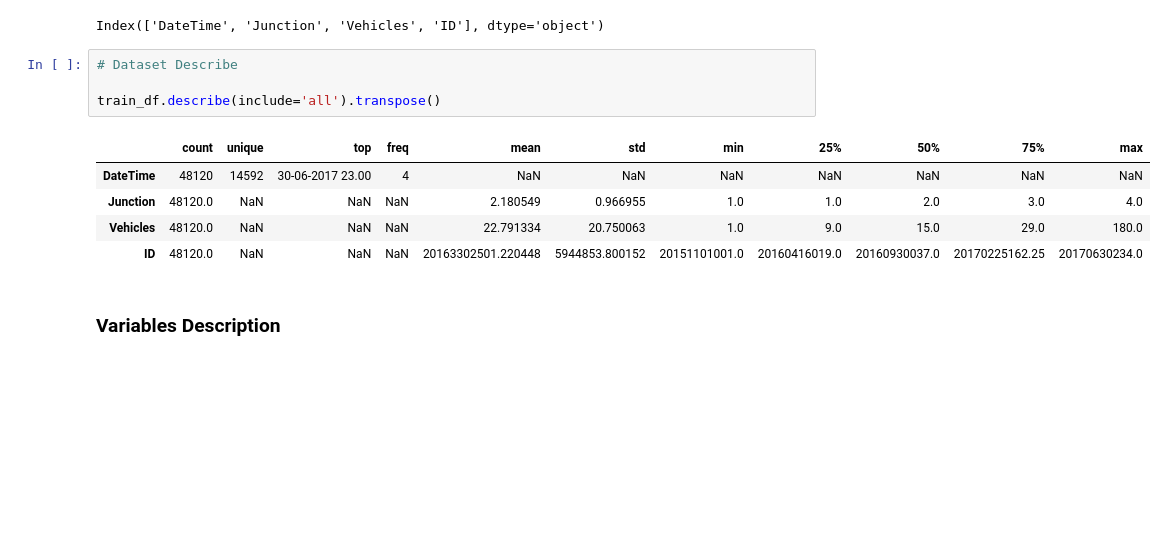
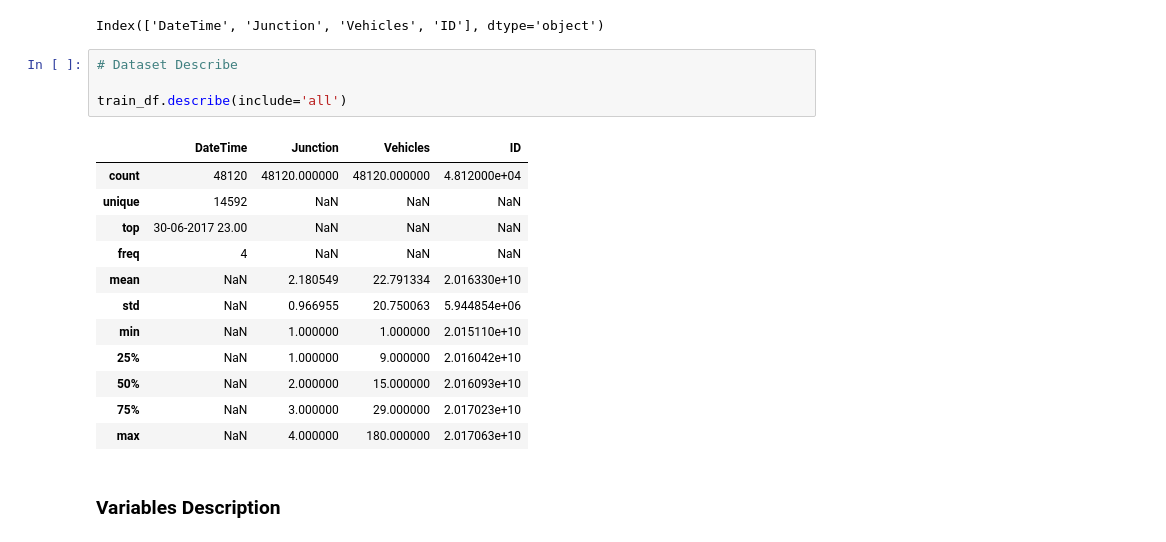
Before and after one commit to Mostaqul143/Upskill-Campas, a Jupyter notebook: Traffic Prediction.ipynb, the cells around one changed output. Drawn from its saved outputs; the diff is of its cells as text; blank space fills up the shorter version.

```diff
--- a/Traffic Prediction.ipynb
+++ b/Traffic Prediction.ipynb
@@ -199,13 +199,20 @@ Index(['DateTime', 'Junction', 'Vehicles', 'ID'], dtype='object')
 # %%
 # Dataset Describe
 
-train_df.describe(include='all').transpose()
+train_df.describe(include='all')
 # %% [output]
-|  | count | unique | top | freq | mean | std | min | 25% | 50% | 75% | max |
-| DateTime | 48120 | 14592 | 30-06-2017 23.00 | 4 | NaN | NaN | NaN | NaN | NaN | NaN | NaN |
-| Junction | 48120.0 | NaN | NaN | NaN | 2.180549 | 0.966955 | 1.0 | 1.0 | 2.0 | 3.0 | 4.0 |
-| Vehicles | 48120.0 | NaN | NaN | NaN | 22.791334 | 20.750063 | 1.0 | 9.0 | 15.0 | 29.0 | 180.0 |
-| ID | 48120.0 | NaN | NaN | NaN | 20163302501.220448 | 5944853.800152 | 20151101001.0 | 20160416019.0 | 20160930037.0 | 20170225162.25 | 20170630234.0 |
+|  | DateTime | Junction | Vehicles | ID |
+| count | 48120 | 48120.000000 | 48120.000000 | 4.812000e+04 |
+| unique | 14592 | NaN | NaN | NaN |
+| top | 30-06-2017 23.00 | NaN | NaN | NaN |
+| freq | 4 | NaN | NaN | NaN |
+| mean | NaN | 2.180549 | 22.791334 | 2.016330e+10 |
+| std | NaN | 0.966955 | 20.750063 | 5.944854e+06 |
+| min | NaN | 1.000000 | 1.000000 | 2.015110e+10 |
+| 25% | NaN | 1.000000 | 9.000000 | 2.016042e+10 |
+| 50% | NaN | 2.000000 | 15.000000 | 2.016093e+10 |
+| 75% | NaN | 3.000000 | 29.000000 | 2.017023e+10 |
+| max | NaN | 4.000000 | 180.000000 | 2.017063e+10 |
 # %% [markdown]
 ### Variables Description
 # %% [markdown]
```
Also changed, not shown: parts of 10 cells of this notebook.
